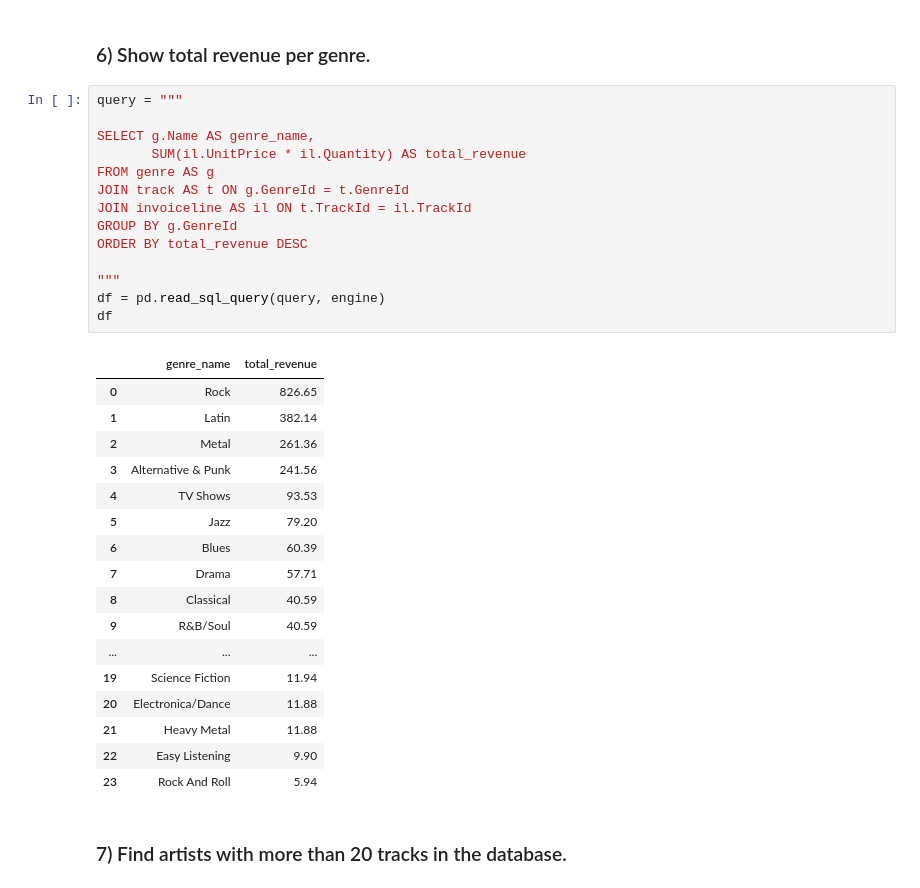
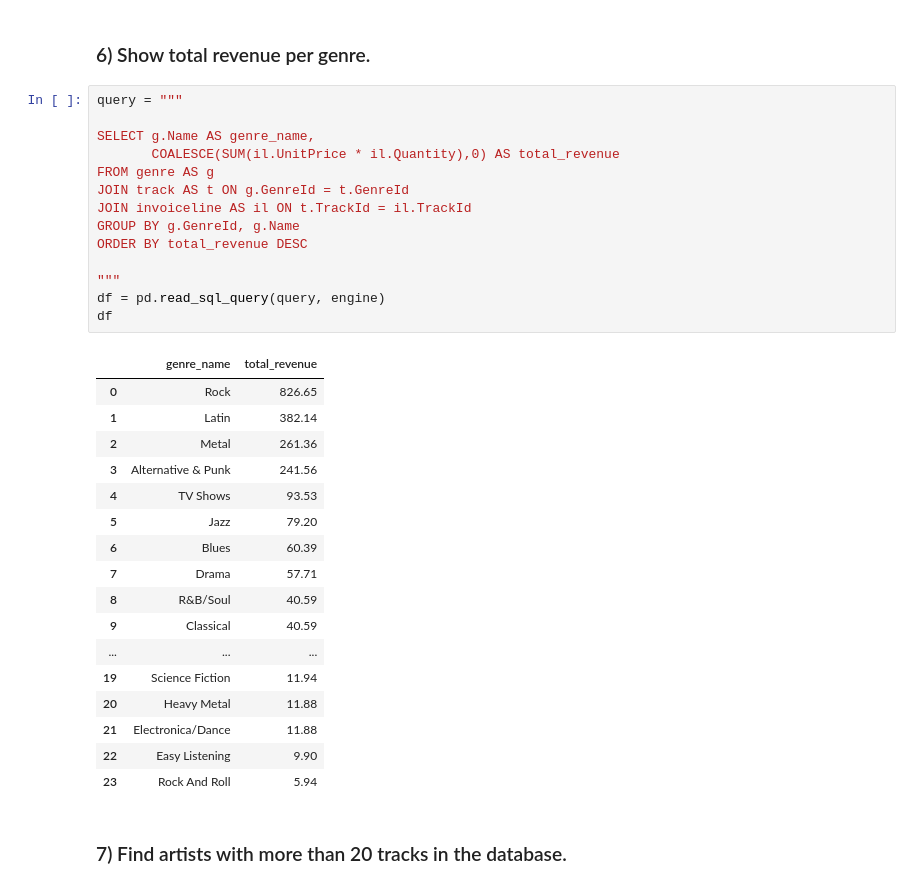
Before and after one commit to bpgodsil/sql_query_examples, a Jupyter notebook: notebooks/02_joins_and_aggregations.ipynb, the cells around one changed output. Cells and saved outputs as stored; diff of their text form.

```diff
--- a/notebooks/02_joins_and_aggregations.ipynb
+++ b/notebooks/02_joins_and_aggregations.ipynb
@@ -218,33 +218,33 @@ df
 # %%
 query = """
 
 SELECT g.Name AS genre_name,
-       SUM(il.UnitPrice * il.Quantity) AS total_revenue
+       COALESCE(SUM(il.UnitPrice * il.Quantity),0) AS total_revenue
 FROM genre AS g
 JOIN track AS t ON g.GenreId = t.GenreId
 JOIN invoiceline AS il ON t.TrackId = il.TrackId
-GROUP BY g.GenreId
+GROUP BY g.GenreId, g.Name
 ORDER BY total_revenue DESC
 
 """
 df = pd.read_sql_query(query, engine)
 df
 # %% [output]
 |  | genre_name | total_revenue |
 | 0 | Rock | 826.65 |
 | 1 | Latin | 382.14 |
 | 2 | Metal | 261.36 |
 | 3 | Alternative & Punk | 241.56 |
 | 4 | TV Shows | 93.53 |
 | 5 | Jazz | 79.20 |
 | 6 | Blues | 60.39 |
 | 7 | Drama | 57.71 |
-| 8 | Classical | 40.59 |
-| 9 | R&B/Soul | 40.59 |
+| 8 | R&B/Soul | 40.59 |
+| 9 | Classical | 40.59 |
 | ... | ... | ... |
 | 19 | Science Fiction | 11.94 |
-| 20 | Electronica/Dance | 11.88 |
-| 21 | Heavy Metal | 11.88 |
+| 20 | Heavy Metal | 11.88 |
+| 21 | Electronica/Dance | 11.88 |
 | 22 | Easy Listening | 9.90 |
 | 23 | Rock And Roll | 5.94 |
 # %% [markdown]
```
Also changed, not shown: parts of 6 cells of this notebook, 6 other files.
